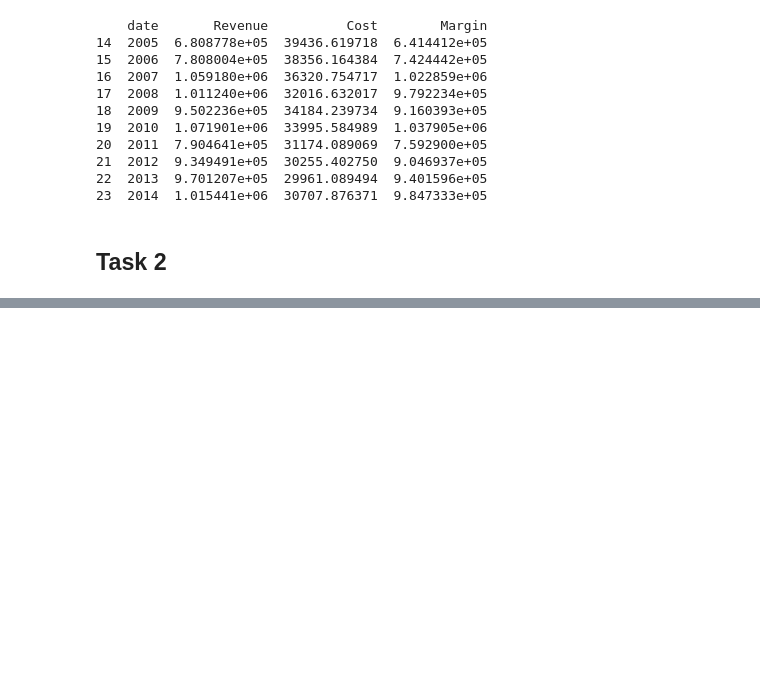
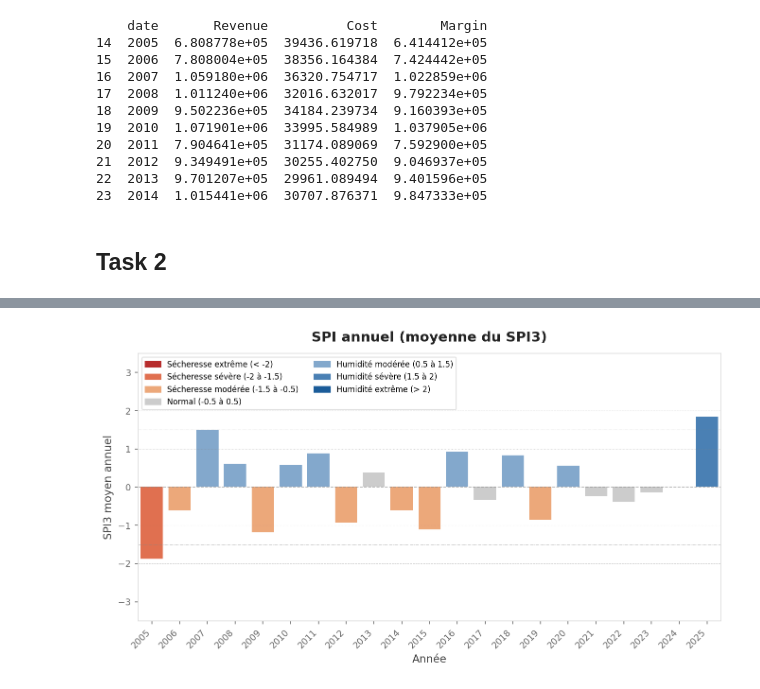
Before and after one commit to lochardi/GreenFinance, a Jupyter notebook: main.ipynb, the cells around one changed output, grey strips where cells are left out. Drawn from its saved outputs; the diff is of its cells as text; code cells hidden in the pictures; blank space fills up the shorter version.

```diff
--- a/main.ipynb
+++ b/main.ipynb
@@ -235,0 +265,95 @@ print(flows.head(10))
+# %%
+"""
+Visualisation du SPI annuel à partir de data/SPI.csv
+Le fichier contient: time, lat, lon, SPI3 (3 mois).
+"""
+
+import pandas as pd
+import numpy as np
+import matplotlib.pyplot as plt
+import matplotlib.patches as mpatches
+
+# ─────────────────────────────────────────────
+# PARAMÈTRES
+# ─────────────────────────────────────────────
+FICHIER_SPI = "data/SPI.csv"
+DPI = 150
+
+# Catégories SPI (OMM)
+BINS = [-np.inf, -2.0, -1.5, -0.5, 0.5, 1.5, 2.0, np.inf]
+COLORS = ["#B72D2D", "#E07050", "#ECA87A", "#CCCCCC", "#83A8CC", "#4A80B4", "#1B5C99"]
+LABELS = [
+    "Sécheresse extrême (< -2)",
+    "Sécheresse sévère (-2 à -1.5)",
+    "Sécheresse modérée (-1.5 à -0.5)",
+    "Normal (-0.5 à 0.5)",
+    "Humidité modérée (0.5 à 1.5)",
+    "Humidité sévère (1.5 à 2)",
+    "Humidité extrême (> 2)",
+]
+
+def couleur_spi(valeur):
+    for i in range(len(BINS) - 1):
+        if BINS[i] <= valeur < BINS[i + 1]:
+            return COLORS[i]
+    return COLORS[3]
+
+# ─────────────────────────────────────────────
+# CHARGEMENT + AGRÉGATION ANNUELLE (via colonne date)
+# ─────────────────────────────────────────────
+df = pd.read_csv(FICHIER_SPI)
+df["time"] = pd.to_datetime(df["time"], errors="coerce")
+df = df.dropna(subset=["time", "SPI3"])
+df = df[df["time"].dt.year >= 2005]
+
+df["date"] = df["time"].dt.to_period("Y").dt.to_timestamp()
+
+df_a = df.groupby("date", as_index=False)["SPI3"].mean()
+df_a = df_a.rename(columns={"SPI3": "spi_annuel"})
+df_a["year"] = df_a["date"].dt.year
+
+# ─────────────────────────────────────────────
+# FIGURE : SPI ANNUEL
+# ─────────────────────────────────────────────
+fig, ax = plt.subplots(figsize=(9, 5), dpi=DPI)
+fig.patch.set_facecolor("white")
+ax.set_facecolor("white")
+
+colors_a = [couleur_spi(v) for v in df_a["spi_annuel"]]
+ax.bar(df_a["year"], df_a["spi_annuel"], color=colors_a, width=0.8, linewidth=0)
+
+# Ligne zéro + seuils
+ax.axhline(0, color="#888888", linewidth=0.8, linestyle="--", alpha=0.7)
+for seuil, ls in [(-1, ":"), (-1.5, "-."), (-2, "--"), (1, ":"), (1.5, "-."), (2, "--")]:
+    ax.axhline(seuil, color="#888888", linewidth=0.5, linestyle=ls, alpha=0.4)
+
+ax.set_xlim(df_a["year"].min() - 0.5, df_a["year"].max() + 0.5)
+ax.set_ylim(-3.5, 3.5)
+ax.set_xticks(df_a["year"])
+ax.set_xticklabels(df_a["year"], rotation=45, ha="right", fontsize=8)
+ax.set_xlabel("Année", fontsize=11, color="#444")
+ax.set_ylabel("SPI3 moyen annuel", fontsize=11, color="#444")
+ax.set_title("SPI annuel (moyenne du SPI3)", fontsize=14, fontweight="bold", pad=12, color="#222")
+
+ax.tick_params(colors="#666", labelsize=9)
+for spine in ax.spines.values():
+    spine.set_edgecolor("#dddddd")
+
+patches = [mpatches.Patch(color=c, label=l) for c, l in zip(COLORS, LABELS)]
+ax.legend(
+    handles=patches,
+    loc="upper left",
+    fontsize=8,
+    framealpha=0.9,
+    edgecolor="#dddddd",
+    ncol=2,
+)
+
+plt.tight_layout()
+plt.savefig("data/spi_annuel_depuis_SPI_csv.png", dpi=DPI, bbox_inches="tight")
+print("✔ data/spi_annuel_depuis_SPI_csv.png sauvegardé")
+plt.show()
+
+print("\nDone.")
+print(df_a.head())
+# %% [output]
@@ -235,0 +361 @@ print(flows.head(10))
+[figure, added]
```
Also changed, not shown: parts of 5 cells of this notebook.
